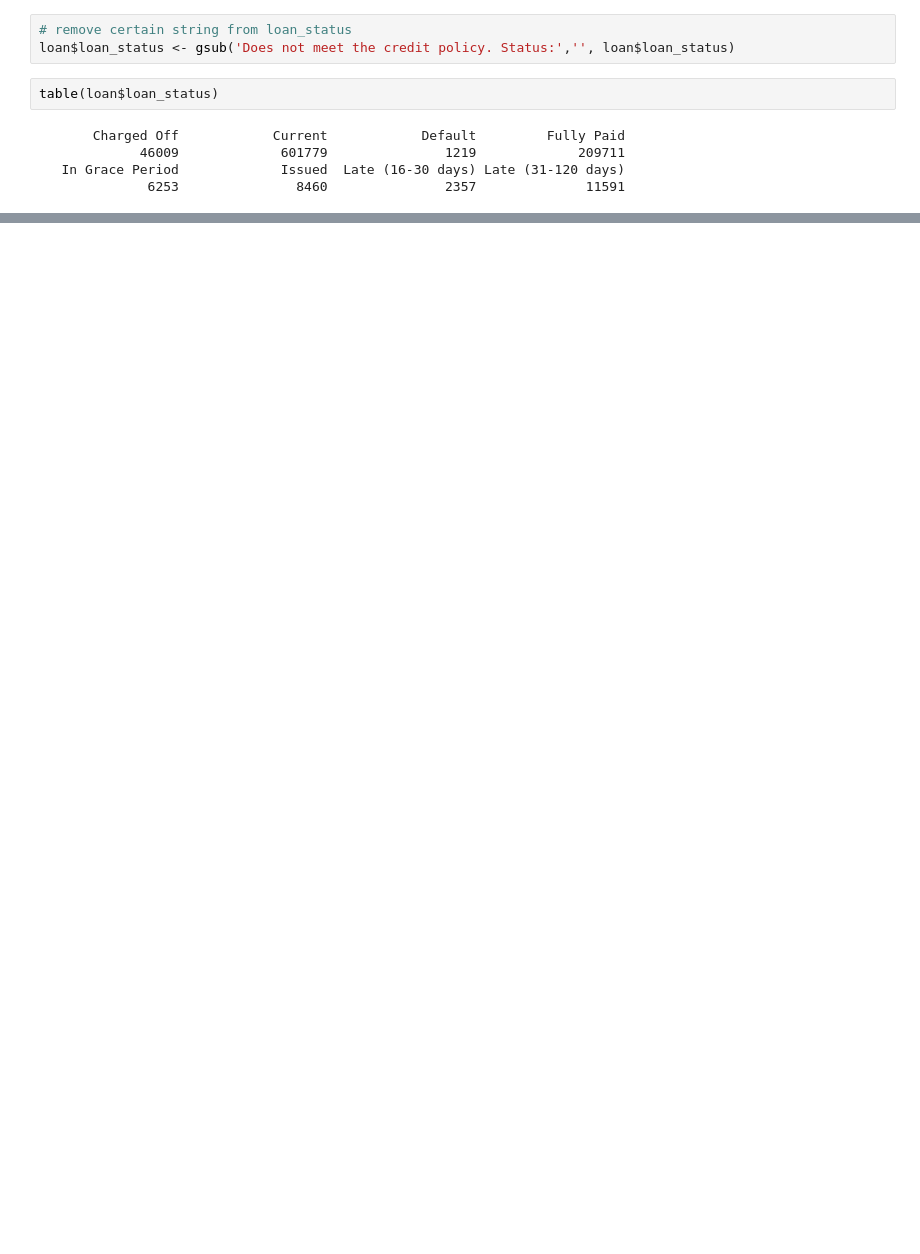
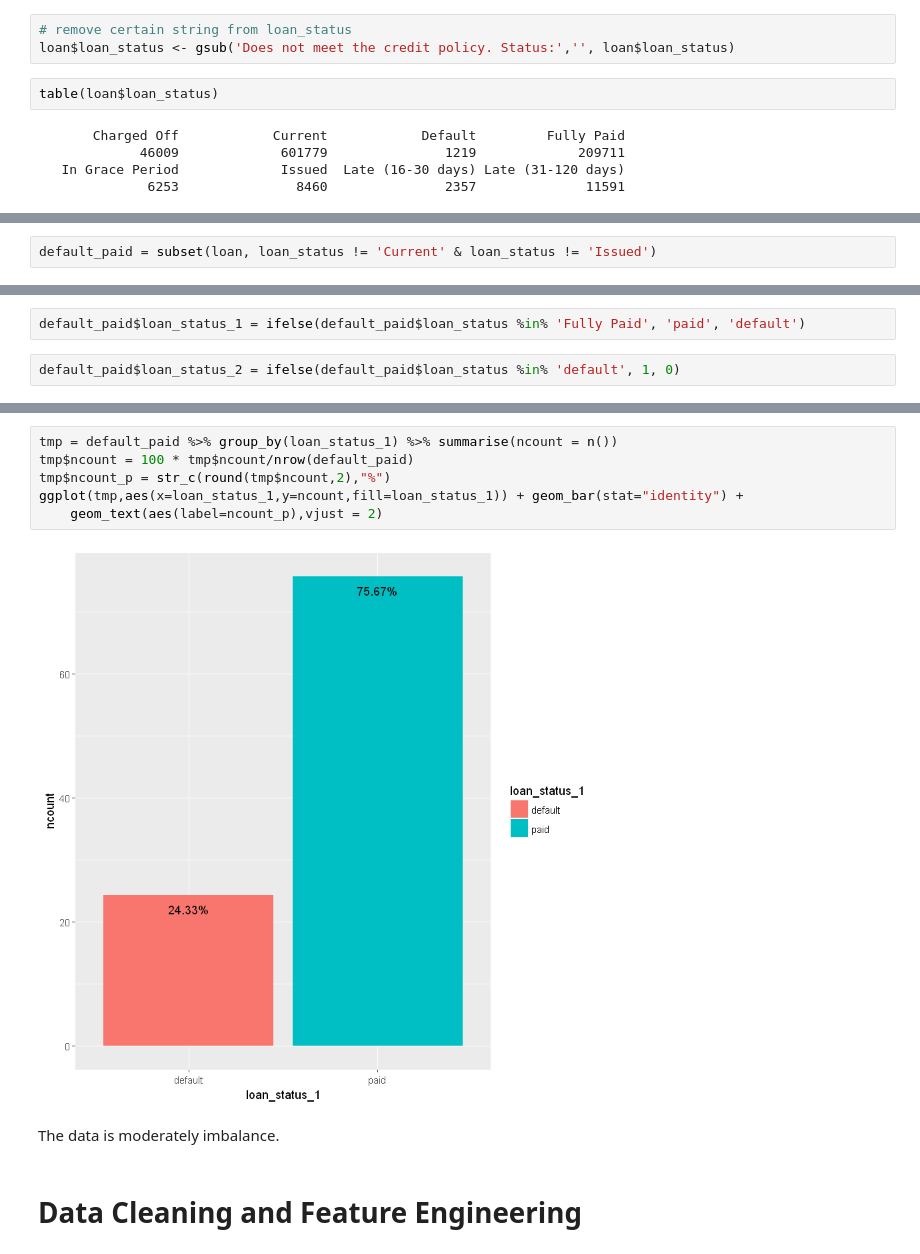
Before and after one commit to betterkay/Kaggle-Lending-Club, a Jupyter notebook: Default_rate.ipynb, the cells around one changed output, grey strips where cells are left out. Drawn from its saved outputs; the diff is of its cells as text; blank space fills up the shorter version.

```diff
--- a/Default_rate.ipynb
+++ b/Default_rate.ipynb
@@ -168,0 +291,2 @@ expand_limits(x = map$long, y = map$lat)
+# %%
+default_paid = subset(loan, loan_status != 'Current' & loan_status != 'Issued')
@@ -168,0 +304,4 @@ expand_limits(x = map$long, y = map$lat)
+# %%
+default_paid$loan_status_1 = ifelse(default_paid$loan_status %in% 'Fully Paid', 'paid', 'default')
+# %%
+default_paid$loan_status_2 = ifelse(default_paid$loan_status %in% 'default', 1, 0)
@@ -168,0 +328,12 @@ expand_limits(x = map$long, y = map$lat)
+# %%
+tmp = default_paid %>% group_by(loan_status_1) %>% summarise(ncount = n())
+tmp$ncount = 100 * tmp$ncount/nrow(default_paid)
+tmp$ncount_p = str_c(round(tmp$ncount,2),"%")
+ggplot(tmp,aes(x=loan_status_1,y=ncount,fill=loan_status_1)) + geom_bar(stat="identity") +
+    geom_text(aes(label=ncount_p),vjust = 2)
+# %% [output]
+[figure, added]
+# %% [markdown]
+The data is moderately imbalance.
+# %% [markdown]
+# Data Cleaning and Feature Engineering
```
Also changed, not shown: parts of 275 cells of this notebook.
